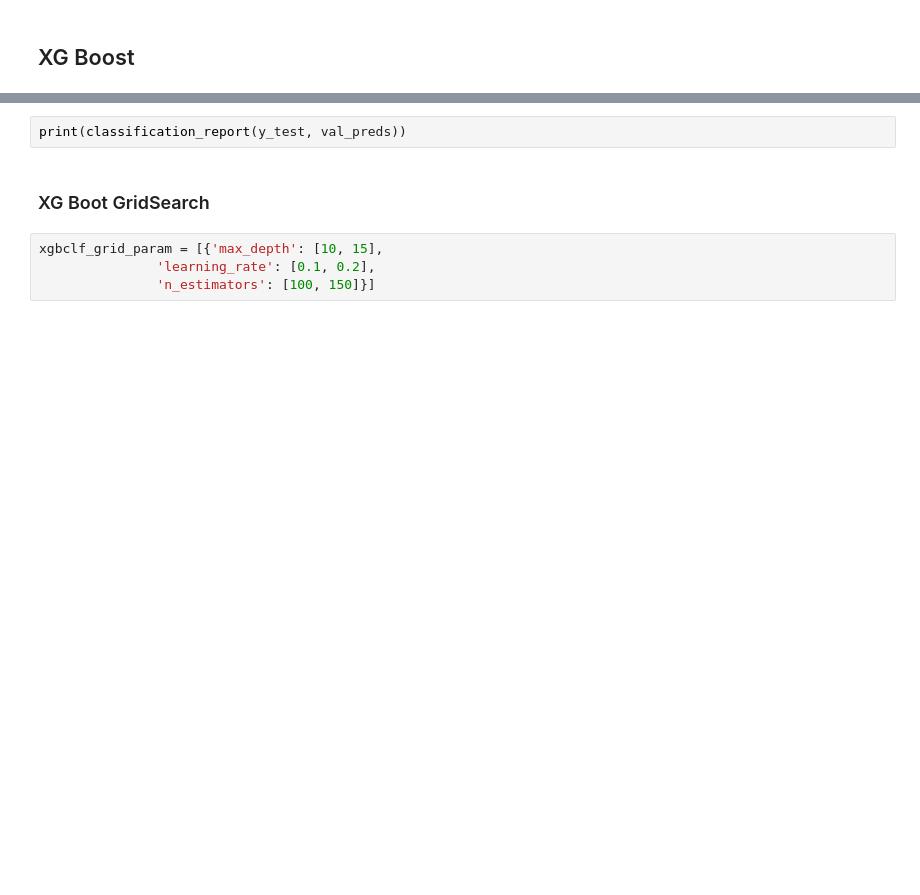
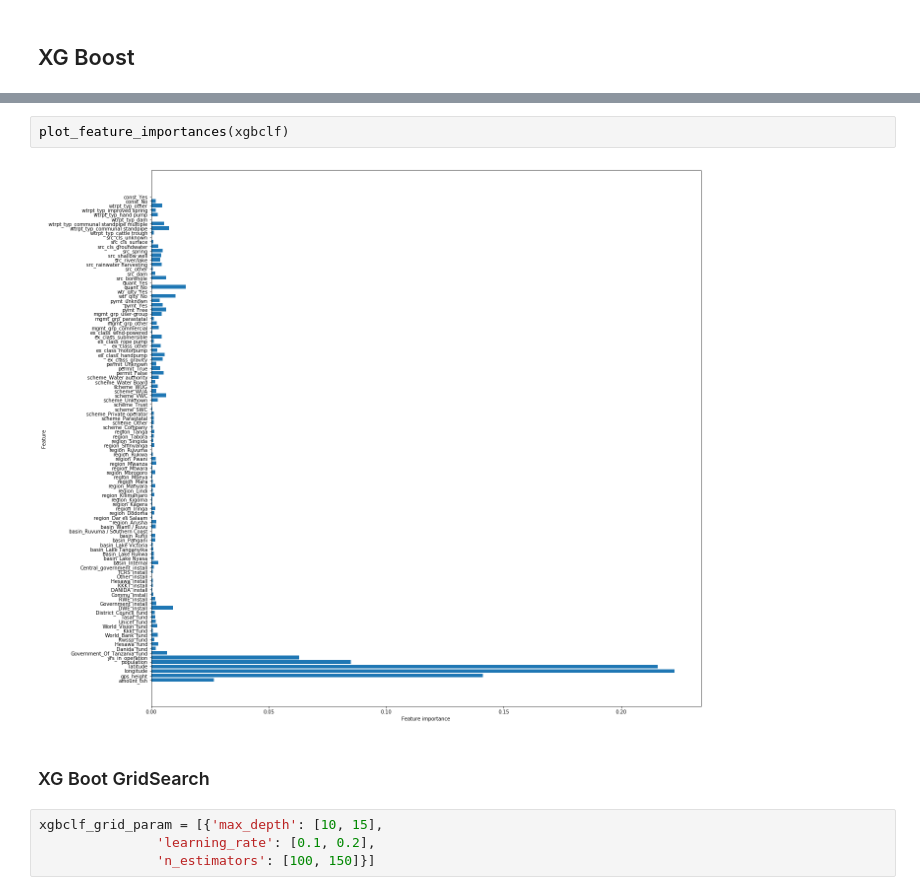
Before and after one commit to tcastanley/Tanzanian-Water-Pump-Analysis, a Jupyter notebook: Tanzanian Water Pump Analysis - Data Modeling Notebook.ipynb, the cells around one changed output, grey strips where cells are left out. Drawn from its saved outputs; the diff is of its cells as text; blank space fills up the shorter version.

```diff
--- a/Tanzanian Water Pump Analysis - Data Modeling Notebook.ipynb
+++ b/Tanzanian Water Pump Analysis - Data Modeling Notebook.ipynb
@@ -1207,5 +1240,7 @@ print(classification_report(y_test, val_preds))
-# %%
-print(classification_report(y_test, val_preds))
+# %%
+plot_feature_importances(xgbclf)
+# %% [output]
+[figure, added]
 # %% [markdown]
 ### XG Boot GridSearch
 # %%
```
Also changed, not shown: parts of 16 cells of this notebook, 4 other files.
